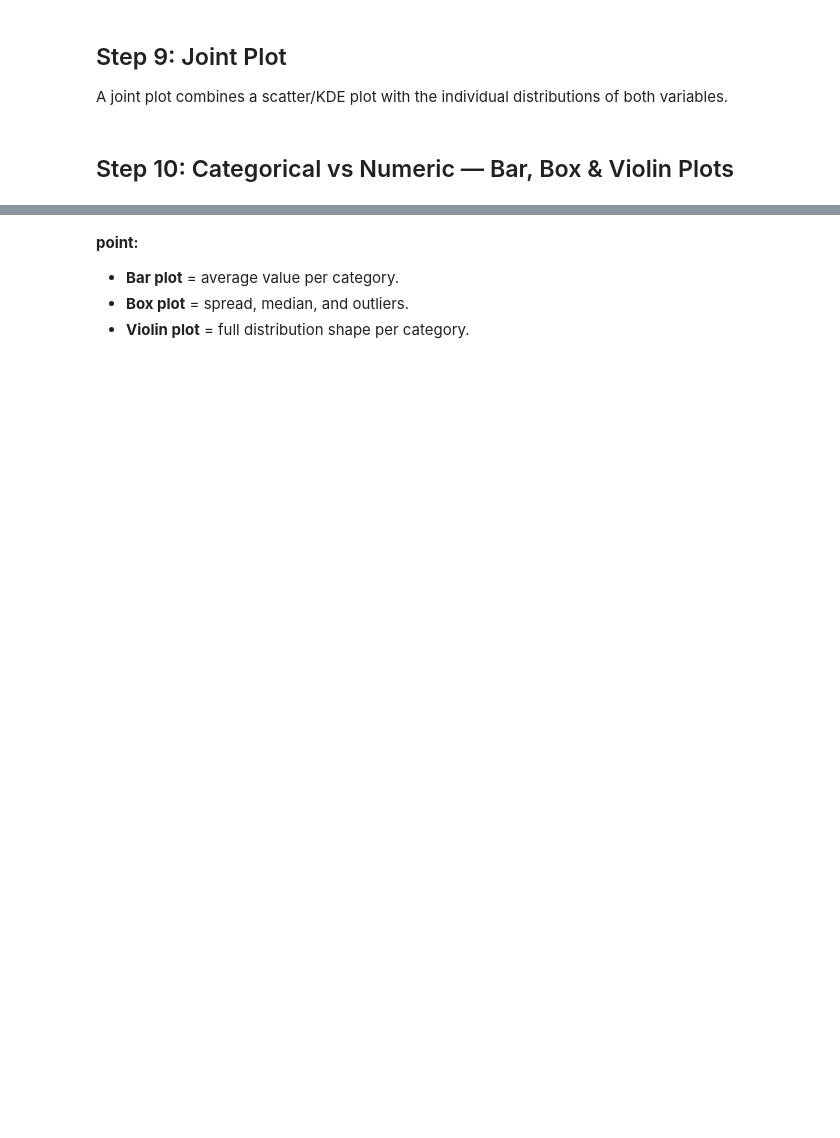
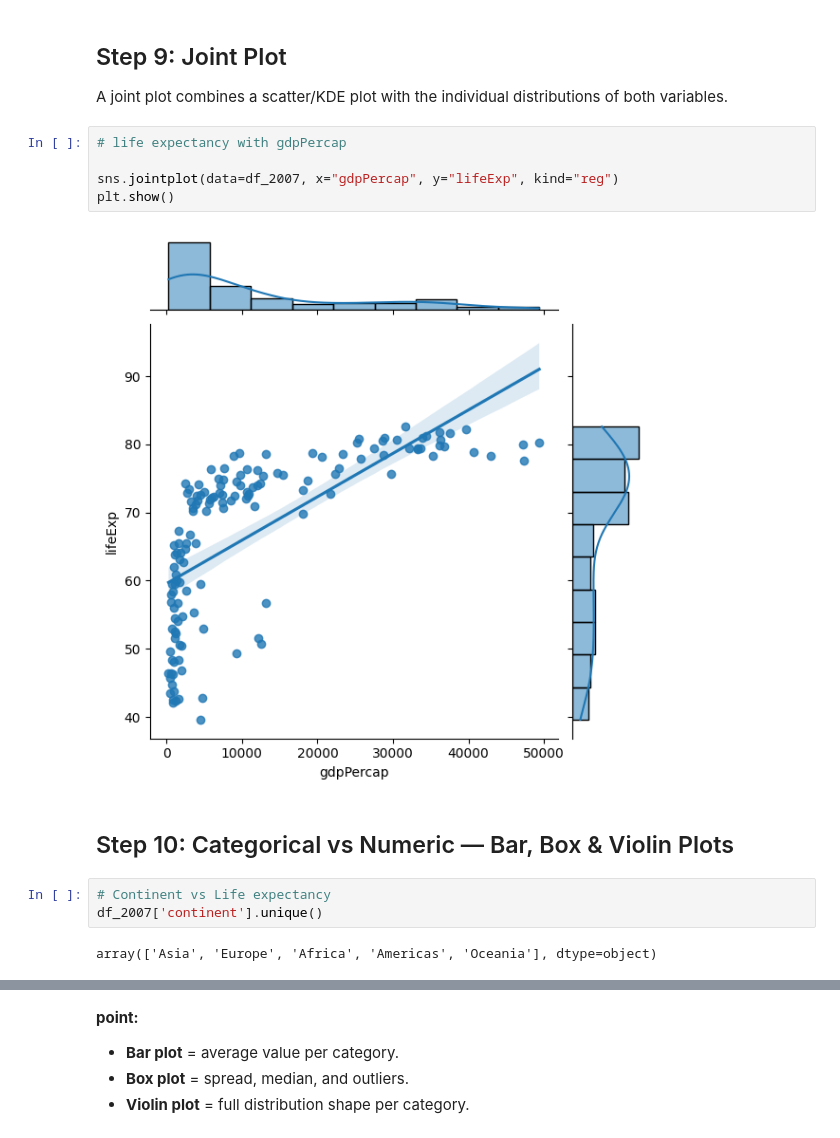
Before and after one commit to suyogy1-bot/Matplotlib_Seaborn, a Jupyter notebook: EDA_Gapminder.ipynb, the cells around one changed output, grey strips where cells are left out. Saved outputs shown, nothing was run; the diff lists cells and outputs as text; blank space fills up the shorter version.

```diff
--- a/EDA_Gapminder.ipynb
+++ b/EDA_Gapminder.ipynb
@@ -190,5 +222,17 @@ Does a richer country (higher GDP per capita) also have higher life expectancy?
 ## Step 9: Joint Plot
 
 A joint plot combines a scatter/KDE plot with the individual distributions of both variables.
+# %%
+# life expectancy with gdpPercap
+
+sns.jointplot(data=df_2007, x="gdpPercap", y="lifeExp", kind="reg")
+plt.show()
+# %% [output]
+[figure, added]
 # %% [markdown]
 ## Step 10: Categorical vs Numeric — Bar, Box & Violin Plots
+# %%
+# Continent vs Life expectancy
+df_2007['continent'].unique()
+# %% [output]
+array(['Asia', 'Europe', 'Africa', 'Americas', 'Oceania'], dtype=object)
```
Also changed, not shown: parts of 19 cells of this notebook.
